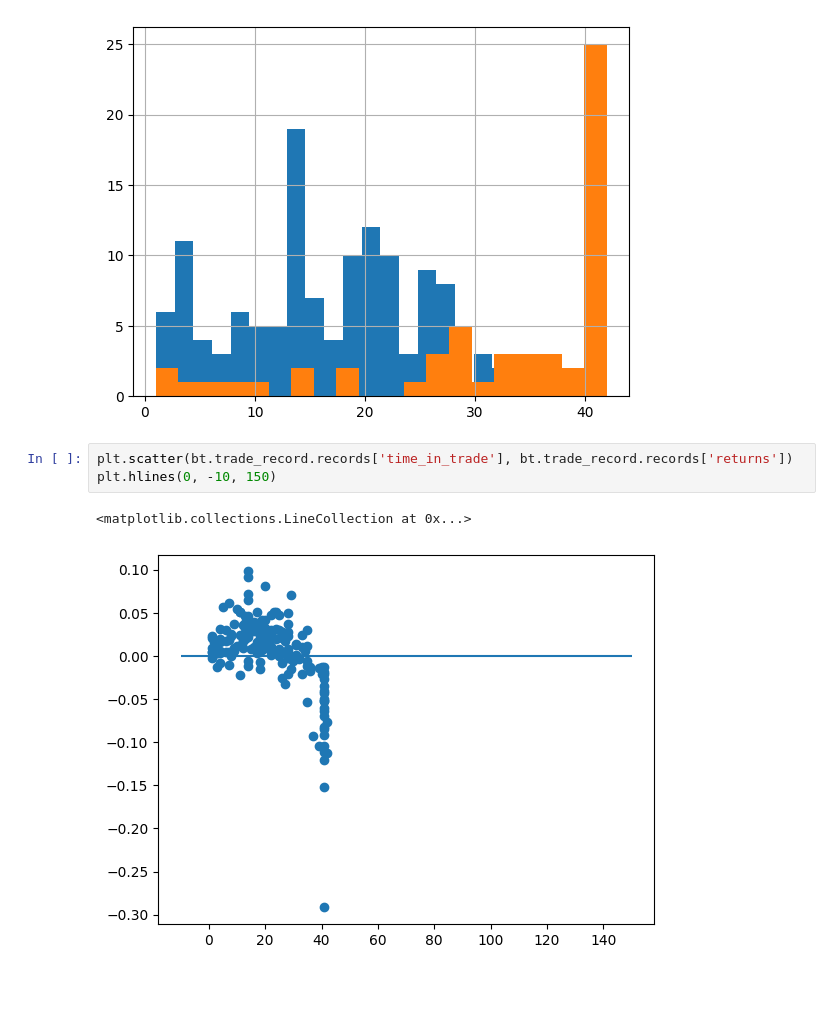
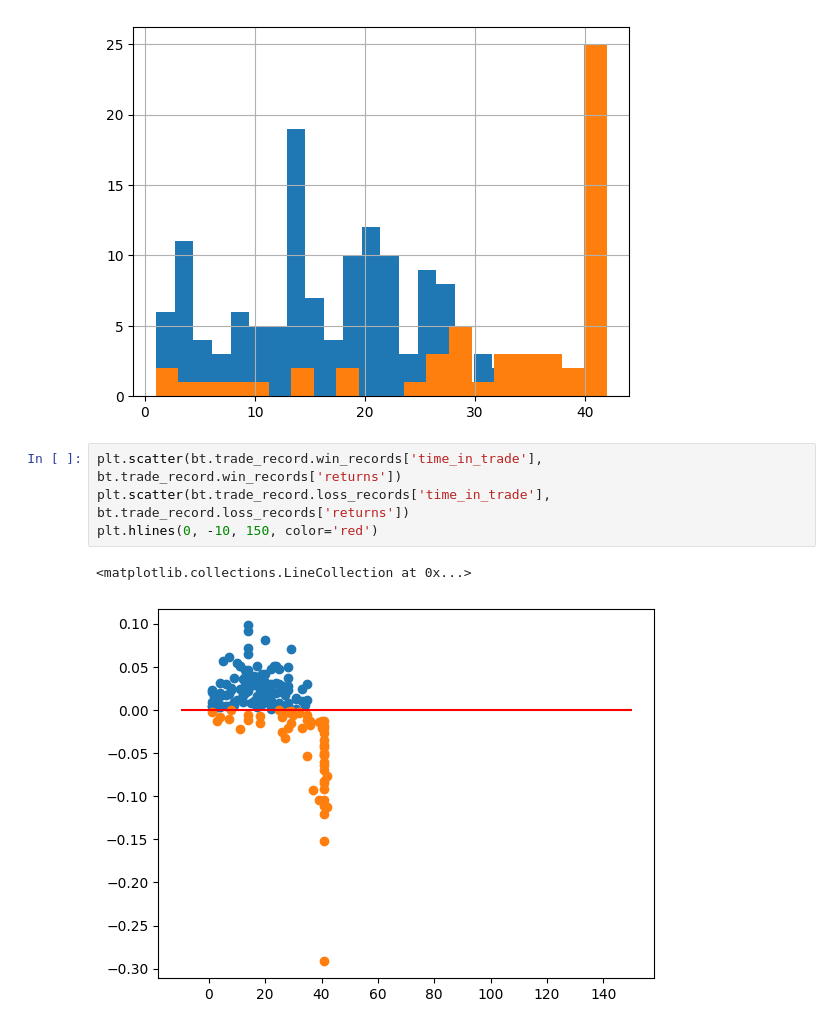
Before and after one commit to ag3nt3154/simple_backtester, a Jupyter notebook: testing.ipynb, the cells around one changed output. Drawn from its saved outputs; the diff is of its cells as text; blank space fills up the shorter version.

```diff
--- a/testing.ipynb
+++ b/testing.ipynb
@@ -90,8 +98,9 @@ bt.trade_record.loss_records['time_in_trade'].hist(bins=20)
 <Axes: >
 [figure]
 # %%
-plt.scatter(bt.trade_record.records['time_in_trade'], bt.trade_record.records['returns'])
-plt.hlines(0, -10, 150)
+plt.scatter(bt.trade_record.win_records['time_in_trade'], bt.trade_record.win_records['returns'])
+plt.scatter(bt.trade_record.loss_records['time_in_trade'], bt.trade_record.loss_records['returns'])
+plt.hlines(0, -10, 150, color='red')
 # %% [output]
 <matplotlib.collections.LineCollection at 0x...>
-[figure, old version]
+[figure, new version]
```
Also changed, not shown: parts of 2 cells of this notebook, 1 other file.
